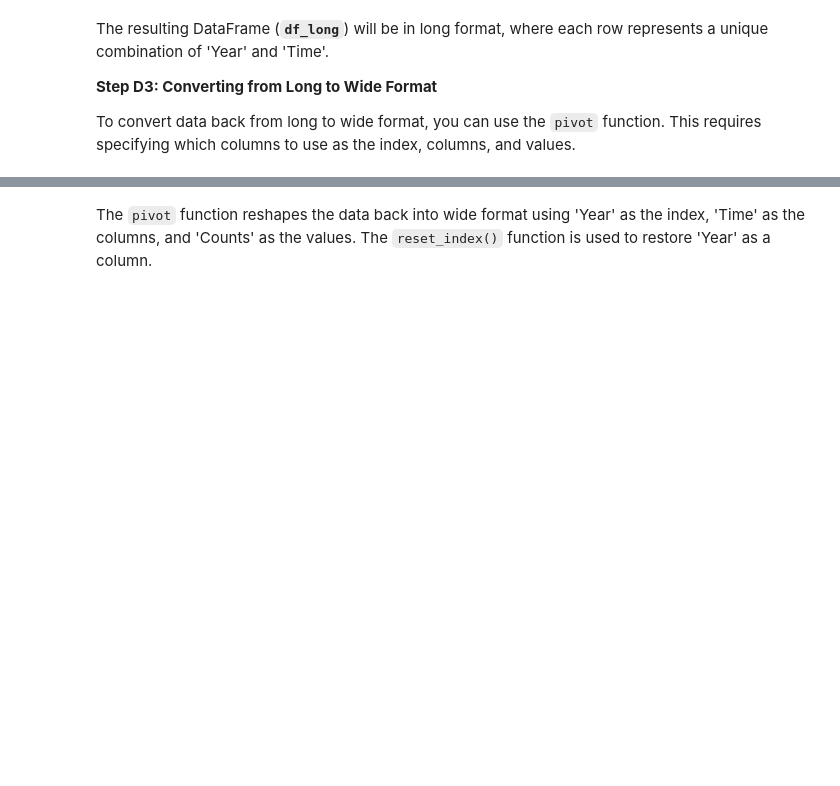
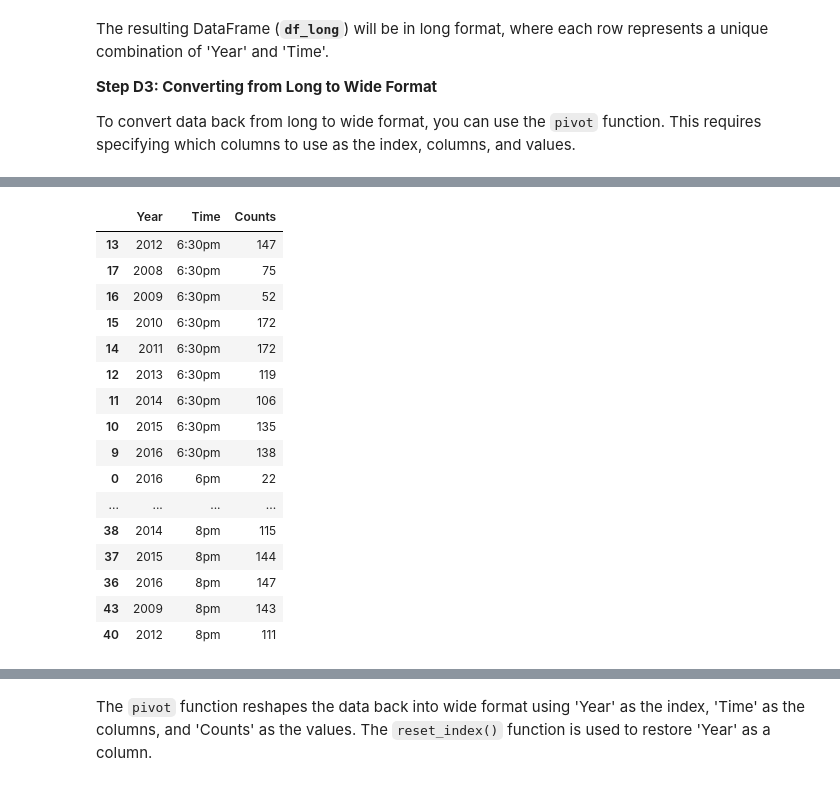
Before and after one commit to Prajaktahz/Uni_Colab_Work, a Jupyter notebook: FBA_Week_06_Python_Practice.ipynb, the cells around one changed output, grey strips where cells are left out. Cells and saved outputs as stored; diff of their text form; code cells hidden in the pictures; blank space fills up the shorter version.

```diff
--- a/FBA_Week_06_Python_Practice.ipynb
+++ b/FBA_Week_06_Python_Practice.ipynb
@@ -293,2 +420,21 @@ df_wide_back
 # %%
 # sorting rows and columns?
+df_long.sort_values(by= 'Time')
+# %% [output]
+|  | Year | Time | Counts |
+| 13 | 2012 | 6:30pm | 147 |
+| 17 | 2008 | 6:30pm | 75 |
+| 16 | 2009 | 6:30pm | 52 |
+| 15 | 2010 | 6:30pm | 172 |
+| 14 | 2011 | 6:30pm | 172 |
+| 12 | 2013 | 6:30pm | 119 |
+| 11 | 2014 | 6:30pm | 106 |
+| 10 | 2015 | 6:30pm | 135 |
+| 9 | 2016 | 6:30pm | 138 |
+| 0 | 2016 | 6pm | 22 |
+| ... | ... | ... | ... |
+| 38 | 2014 | 8pm | 115 |
+| 37 | 2015 | 8pm | 144 |
+| 36 | 2016 | 8pm | 147 |
+| 43 | 2009 | 8pm | 143 |
+| 40 | 2012 | 8pm | 111 |
```
Also changed, not shown: parts of 14 cells of this notebook.
